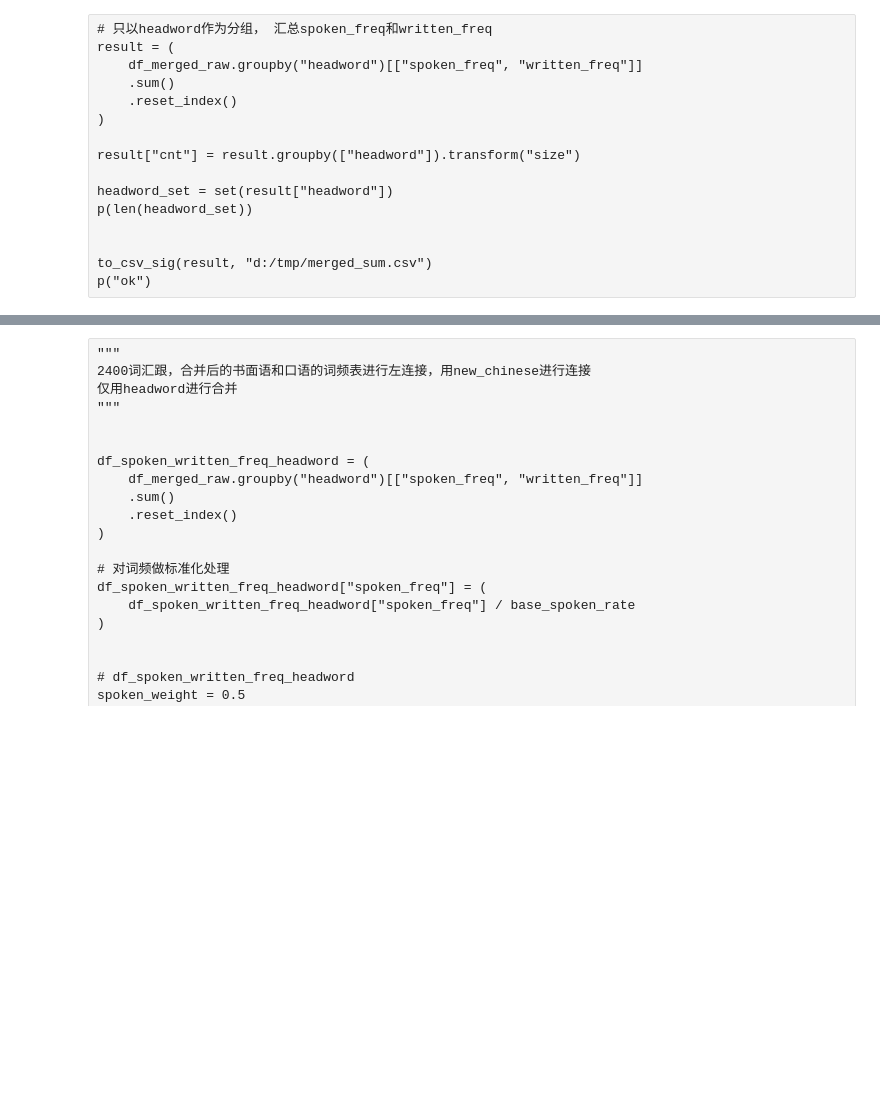
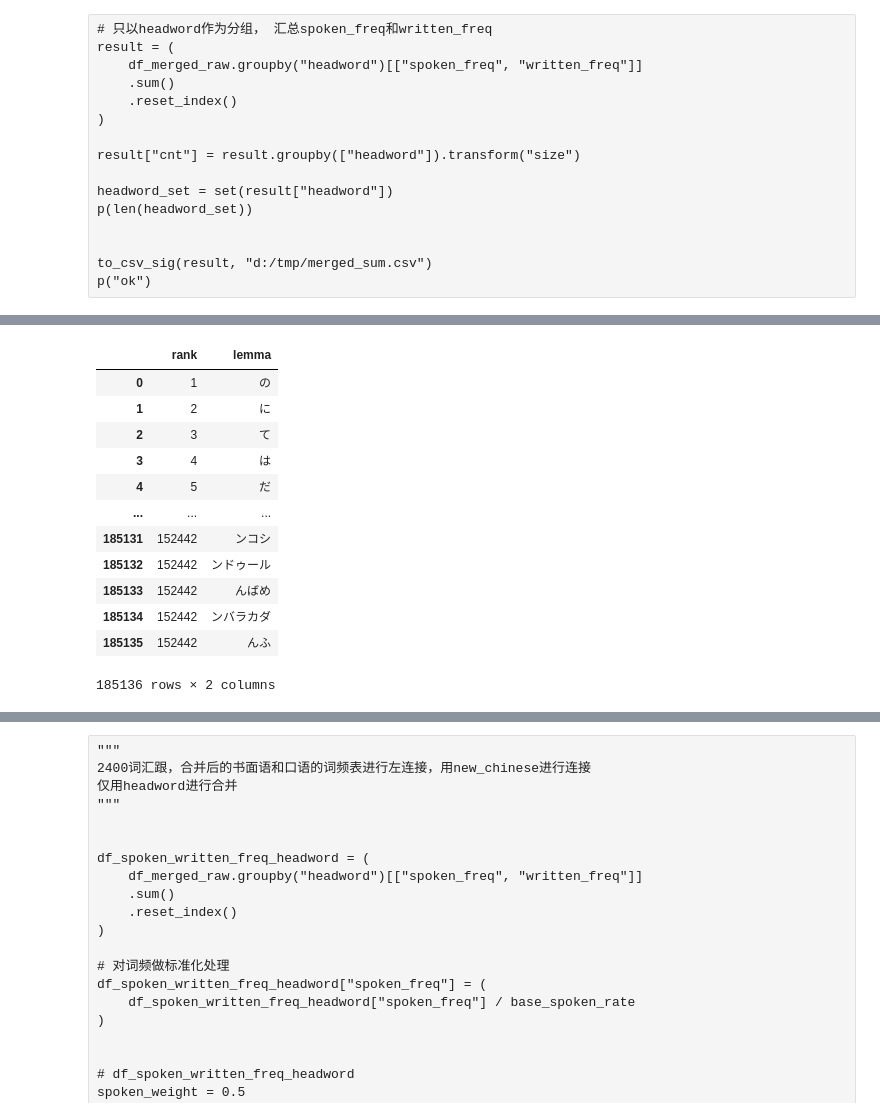
Before and after one commit to hopensic/python-notebooks, a Jupyter notebook: ja_dict_merge.ipynb, the cells around one changed output, grey strips where cells are left out. Saved outputs shown, nothing was run; the diff lists cells and outputs as text; code cells hidden in the pictures; blank space fills up the shorter version.

```diff
--- a/ja_dict_merge.ipynb
+++ b/ja_dict_merge.ipynb
@@ -244,0 +395,18 @@ df_merged_raw
+# %%
+df_tsv_new=df_tsv[['rank','lemma']]
+to_csv_sig(df_tsv_new,"d:/tmp/tsv_new.csv")
+df_tsv_new
+# %% [output]
+|  | rank | lemma |
+| 0 | 1 | の |
+| 1 | 2 | に |
+| 2 | 3 | て |
+| 3 | 4 | は |
+| 4 | 5 | だ |
+| ... | ... | ... |
+| 185131 | 152442 | ンコシ |
+| 185132 | 152442 | ンドゥール |
+| 185133 | 152442 | んばめ |
+| 185134 | 152442 | ンバラカダ |
+| 185135 | 152442 | んふ |
+185136 rows × 2 columns
```
Also changed, not shown: parts of 19 cells of this notebook, 2 other files.
